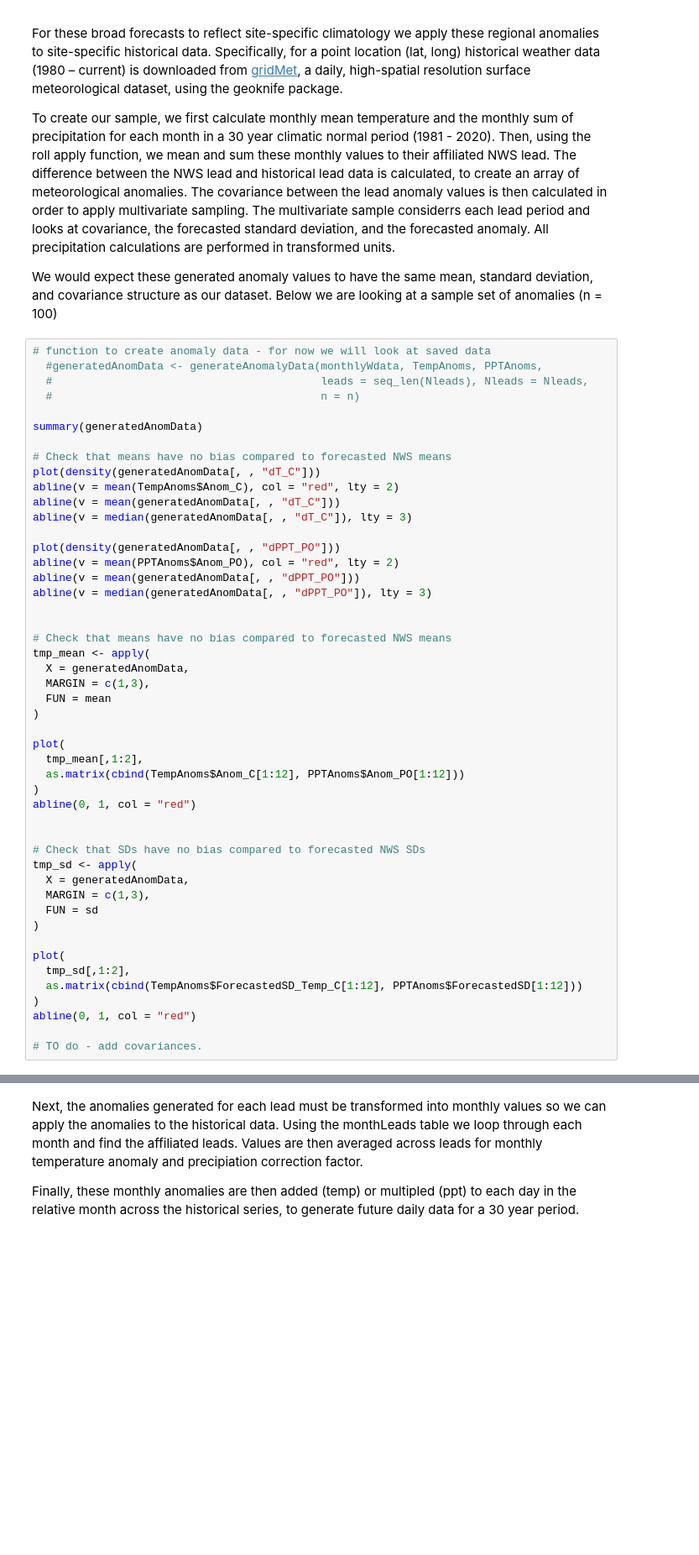
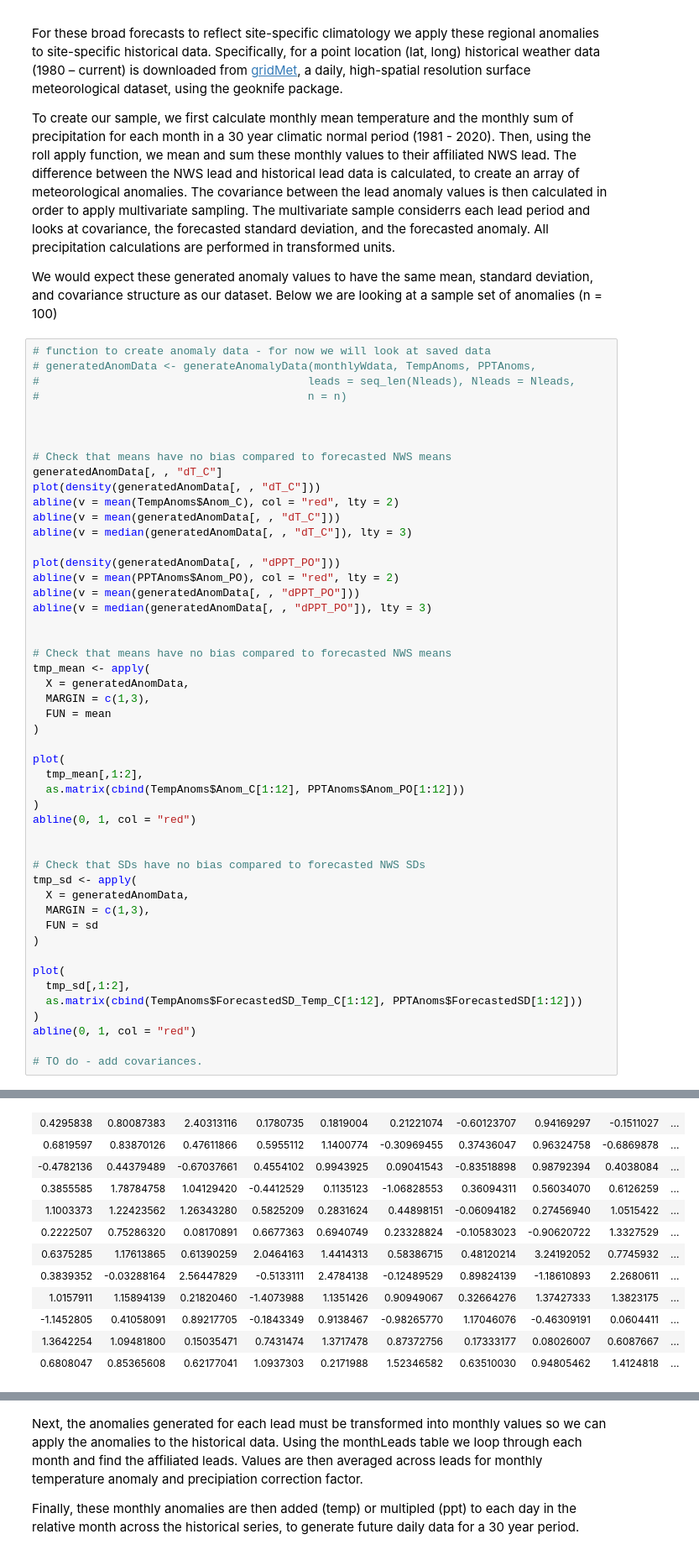
Before and after one commit to DrylandEcology/gridSTDF, a Jupyter notebook: ShortTermDroughtForecaster_Logic.ipynb, the cells around one changed output, grey strips where cells are left out. Shown at 84% size. Cells and saved outputs as stored; diff of their text form; blank space fills up the shorter version.

```diff
--- a/ShortTermDroughtForecaster_Logic.ipynb
+++ b/ShortTermDroughtForecaster_Logic.ipynb
@@ -154,13 +167,14 @@ To create our sample, we first calculate monthly mean temperature and the monthl
 We would expect these generated anomaly values to have the same mean, standard deviation, and covariance structure as our dataset. Below we are looking at a sample set of anomalies (n = 100)
 # %%
 # function to create anomaly data - for now we will look at saved data
-  #generatedAnomData <- generateAnomalyData(monthlyWdata, TempAnoms, PPTAnoms,
-  #                                         leads = seq_len(Nleads), Nleads = Nleads,
-  #                                         n = n)
+# generatedAnomData <- generateAnomalyData(monthlyWdata, TempAnoms, PPTAnoms,
+#                                         leads = seq_len(Nleads), Nleads = Nleads,
+#                                         n = n)
 
-summary(generatedAnomData)
+
 
 # Check that means have no bias compared to forecasted NWS means
+generatedAnomData[, , "dT_C"]
 plot(density(generatedAnomData[, , "dT_C"]))
 abline(v = mean(TempAnoms$Anom_C), col = "red", lty = 2)
 abline(v = mean(generatedAnomData[, , "dT_C"]))
@@ -206,3 +219,15 @@ abline(0, 1, col = "red")
+| 0.4295838 | 0.80087383 | 2.40313116 | 0.1780735 | 0.1819004 | 0.21221074 | -0.60123707 | 0.94169297 | -0.1511027 | ... |
+| 0.6819597 | 0.83870126 | 0.47611866 | 0.5955112 | 1.1400774 | -0.30969455 | 0.37436047 | 0.96324758 | -0.6869878 | ... |
+| -0.4782136 | 0.44379489 | -0.67037661 | 0.4554102 | 0.9943925 | 0.09041543 | -0.83518898 | 0.98792394 | 0.4038084 | ... |
+| 0.3855585 | 1.78784758 | 1.04129420 | -0.4412529 | 0.1135123 | -1.06828553 | 0.36094311 | 0.56034070 | 0.6126259 | ... |
+| 1.1003373 | 1.22423562 | 1.26343280 | 0.5825209 | 0.2831624 | 0.44898151 | -0.06094182 | 0.27456940 | 1.0515422 | ... |
+| 0.2222507 | 0.75286320 | 0.08170891 | 0.6677363 | 0.6940749 | 0.23328824 | -0.10583023 | -0.90620722 | 1.3327529 | ... |
+| 0.6375285 | 1.17613865 | 0.61390259 | 2.0464163 | 1.4414313 | 0.58386715 | 0.48120214 | 3.24192052 | 0.7745932 | ... |
+| 0.3839352 | -0.03288164 | 2.56447829 | -0.5133111 | 2.4784138 | -0.12489529 | 0.89824139 | -1.18610893 | 2.2680611 | ... |
+| 1.0157911 | 1.15894139 | 0.21820460 | -1.4073988 | 1.1351426 | 0.90949067 | 0.32664276 | 1.37427333 | 1.3823175 | ... |
+| -1.1452805 | 0.41058091 | 0.89217705 | -0.1843349 | 0.9138467 | -0.98265770 | 1.17046076 | -0.46309191 | 0.0604411 | ... |
+| 1.3642254 | 1.09481800 | 0.15035471 | 0.7431474 | 1.3717478 | 0.87372756 | 0.17333177 | 0.08026007 | 0.6087667 | ... |
+| 0.6808047 | 0.85365608 | 0.62177041 | 1.0937303 | 0.2171988 | 1.52346582 | 0.63510030 | 0.94805462 | 1.4124818 | ... |
 [figure]
 [figure]
 [figure]
```
Also changed, not shown: parts of 18 cells of this notebook, 3 other files.
